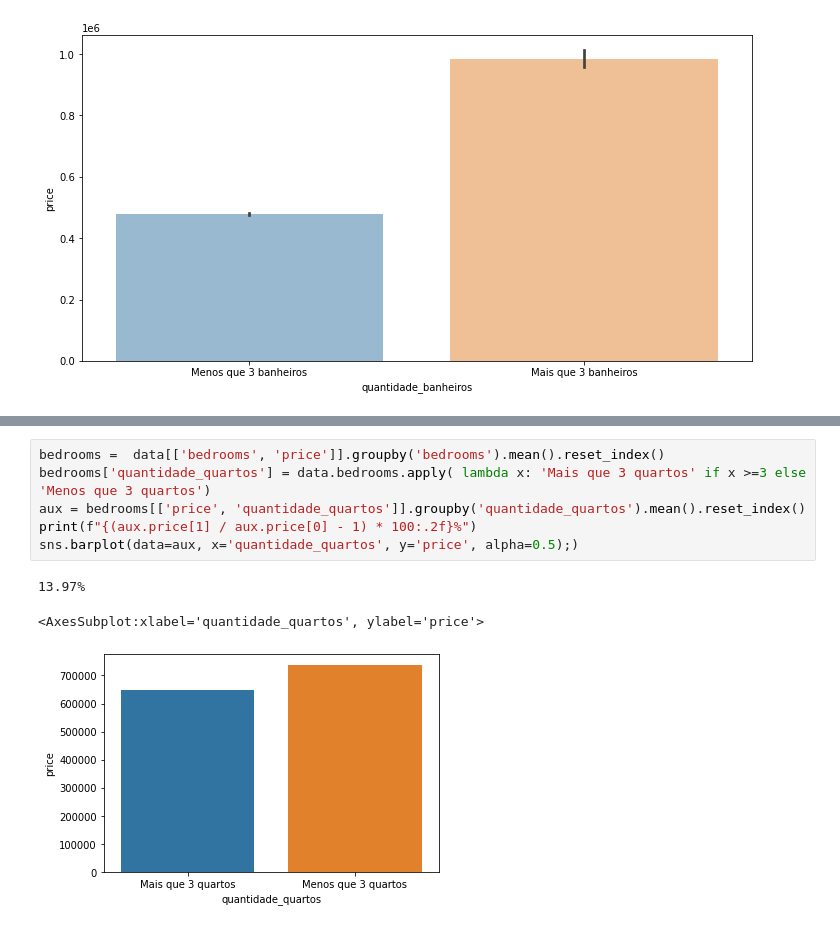
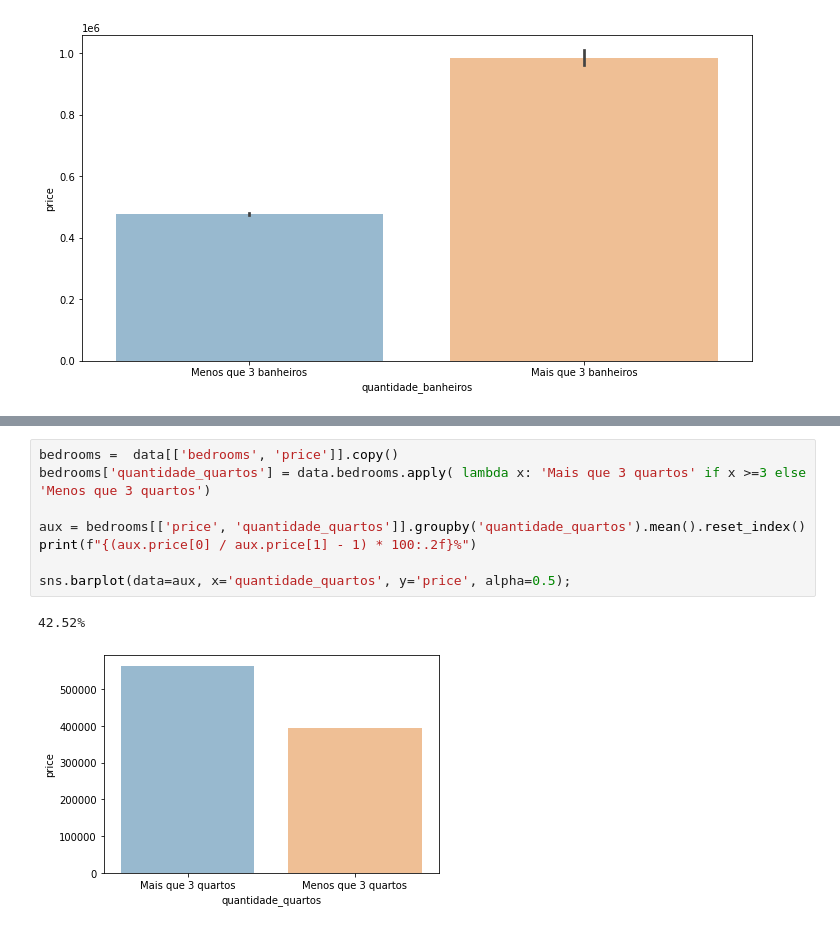
Before and after one commit to andersonftdj/House-Rocket-Insight-Project, a Jupyter notebook: house_rocket-ProjetoDeInsight.ipynb, the cells around one changed output, grey strips where cells are left out. Cells and saved outputs as stored; diff of their text form.

```diff
--- a/house_rocket-ProjetoDeInsight.ipynb
+++ b/house_rocket-ProjetoDeInsight.ipynb
@@ -395,10 +396,11 @@ sns.barplot(data=bedrooms, x='quantidade_quartos', y='price', alpha=0.5);
 # %%
-bedrooms =  data[['bedrooms', 'price']].groupby('bedrooms').mean().reset_index()
+bedrooms =  data[['bedrooms', 'price']].copy()
 bedrooms['quantidade_quartos'] = data.bedrooms.apply( lambda x: 'Mais que 3 quartos' if x >=3 else 'Menos que 3 quartos')
+
 aux = bedrooms[['price', 'quantidade_quartos']].groupby('quantidade_quartos').mean().reset_index()
-print(f"{(aux.price[1] / aux.price[0] - 1) * 100:.2f}%")
-sns.barplot(data=aux, x='quantidade_quartos', y='price', alpha=0.5);)
+print(f"{(aux.price[0] / aux.price[1] - 1) * 100:.2f}%")
+
+sns.barplot(data=aux, x='quantidade_quartos', y='price', alpha=0.5);
 # %% [output]
-13.97%
+42.52%
-<AxesSubplot:xlabel='quantidade_quartos', ylabel='price'>
-[figure, old version]
+[figure, new version]
```
Also changed, not shown: parts of 13 cells of this notebook, 2 other files.
